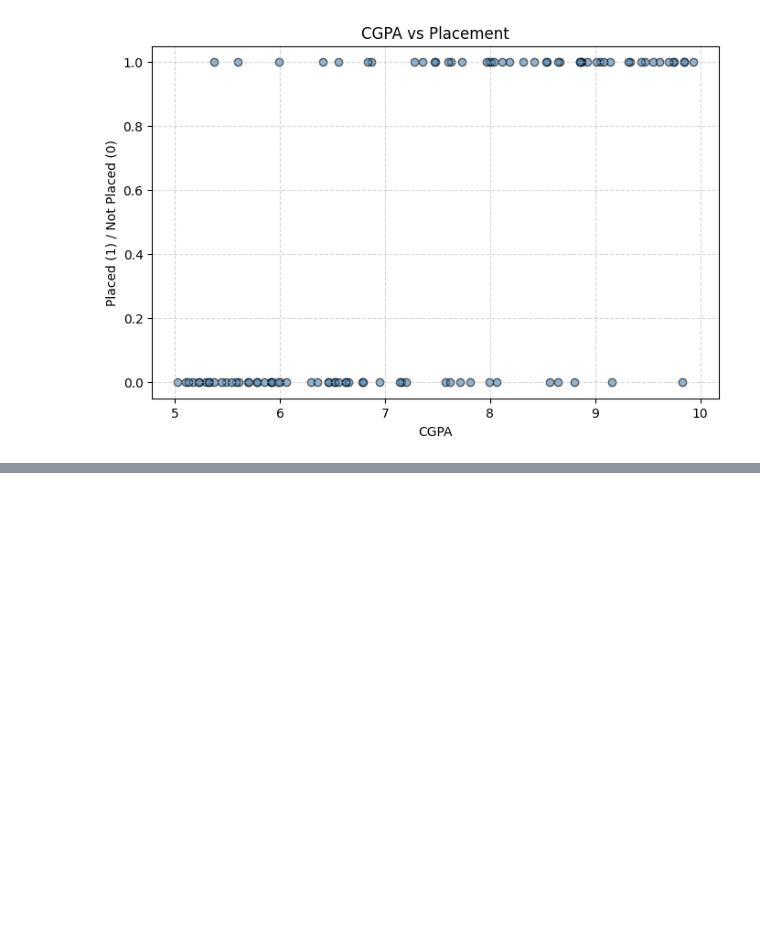
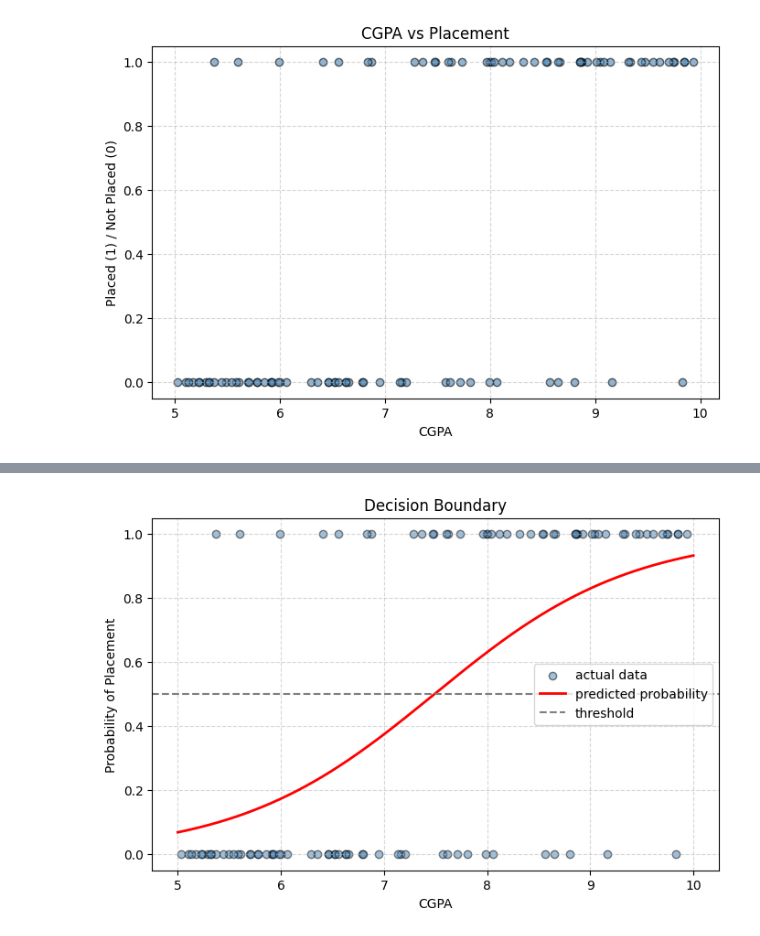
Before and after one commit to Kapil-IITM/ml-from-scratch, a Jupyter notebook: algorithms/02_logistic_regression/notebook.ipynb, the cells around one changed output, grey strips where cells are left out. Saved outputs shown, nothing was run; the diff lists cells and outputs as text; code cells hidden in the pictures; blank space fills up the shorter version.

```diff
--- a/algorithms/02_logistic_regression/notebook.ipynb
+++ b/algorithms/02_logistic_regression/notebook.ipynb
@@ -178,0 +267,16 @@ plt.show()
+# %%
+cgpa_range = np.linspace(5, 10, 300).reshape(-1,1)
+probabilities = model.predict_probability(cgpa_range)
+
+plt.figure(figsize=(8,5))
+plt.scatter(cgpa, placed, color="steelblue", alpha=0.5, edgecolor="k", label="actual data")
+plt.plot(cgpa_range, probabilities, color="red", linewidth=2, label="predicted probability")
+plt.axhline(0.5, color="gray", linestyle="--", label="threshold")
+plt.xlabel("CGPA")
+plt.ylabel("Probability of Placement")
+plt.title("Decision Boundary")
+plt.legend()
+plt.grid(True, linestyle="--", alpha=0.5)
+plt.show()
+# %% [output]
+[figure, added]
```
Also changed, not shown: parts of 10 cells of this notebook.
